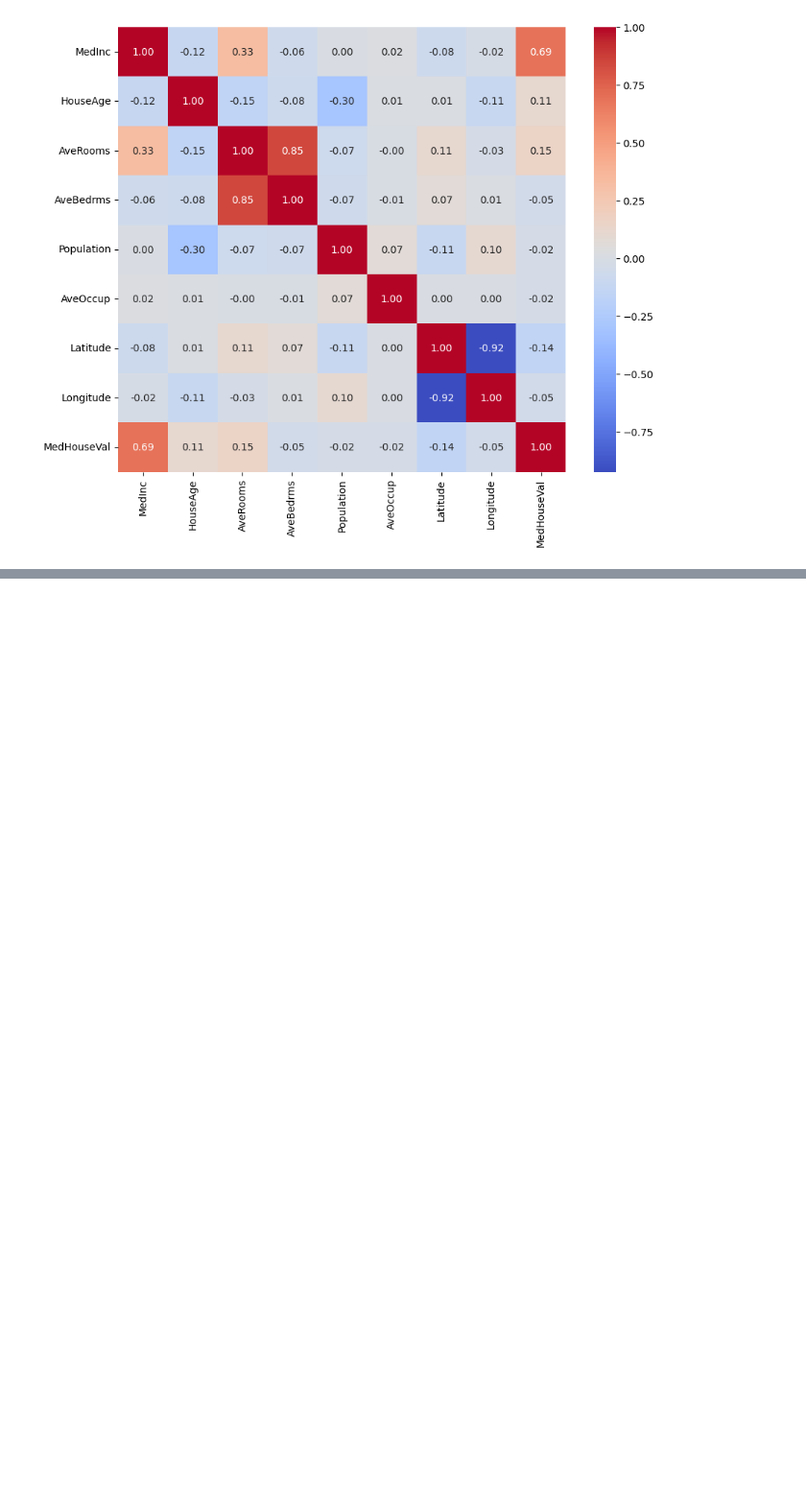
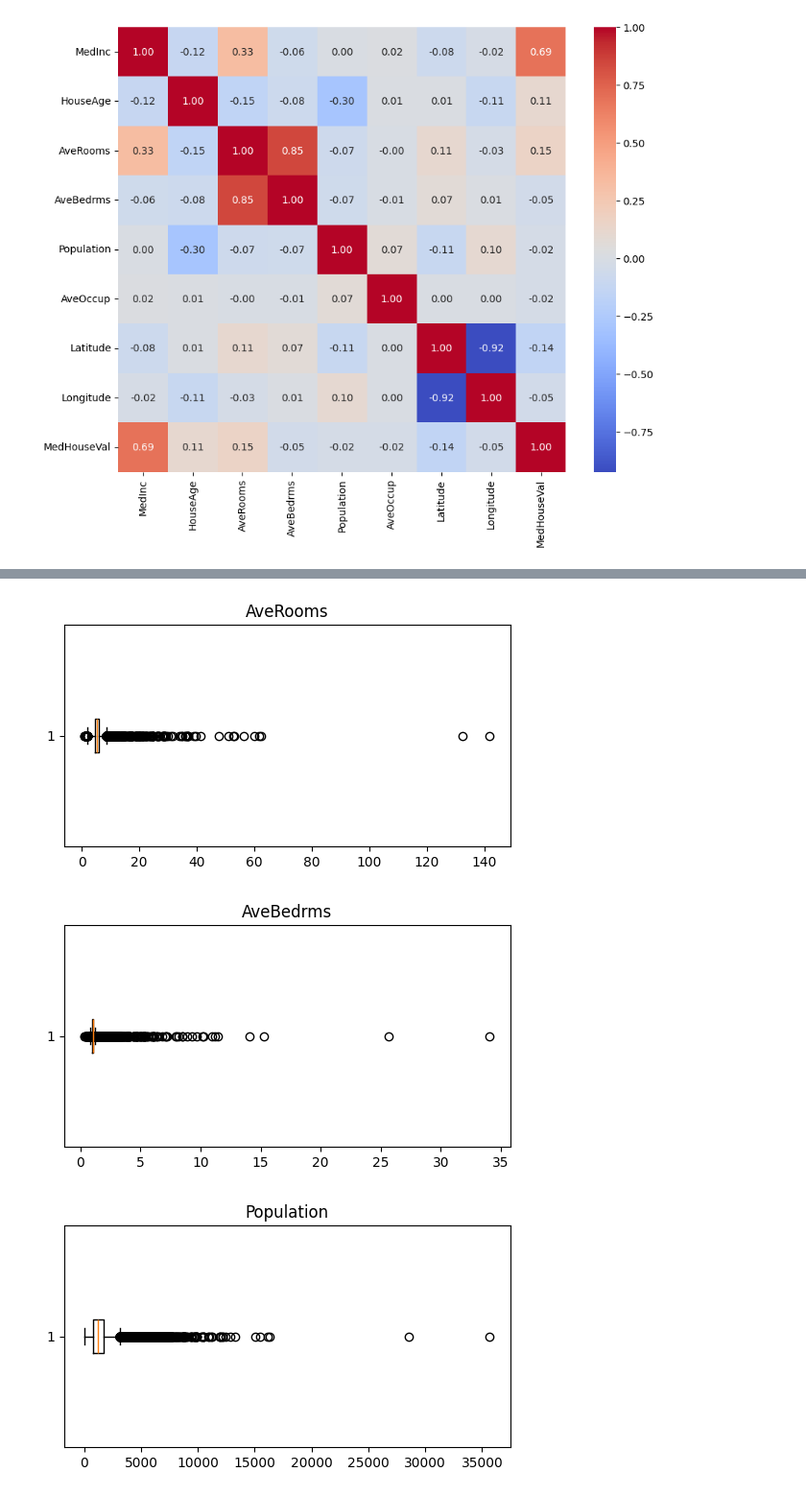
Before and after one commit to mynkaiml/Machine-learning-journey, a Jupyter notebook: Practice Data before model/2_House_pricing.ipynb, the cells around one changed output, grey strips where cells are left out. Shown at 96% size. Saved outputs shown, nothing was run; the diff lists cells and outputs as text; code cells hidden in the pictures; blank space fills up the shorter version.

```diff
--- a/Practice Data before model/2_House_pricing.ipynb
+++ b/Practice Data before model/2_House_pricing.ipynb
@@ -149,0 +203,12 @@ plt.show()
+# %%
+columns = ["AveRooms", "AveBedrms", "Population", "AveOccup"]
+
+for col in columns:
+    plt.figure(figsize=(6,3))
+    plt.boxplot(df[col], vert=False)
+    plt.title(col)
+    plt.show()
+# %% [output]
+[figure, added]
+[figure, added]
+[figure, added]
```
Also changed, not shown: parts of 37 cells of this notebook.
